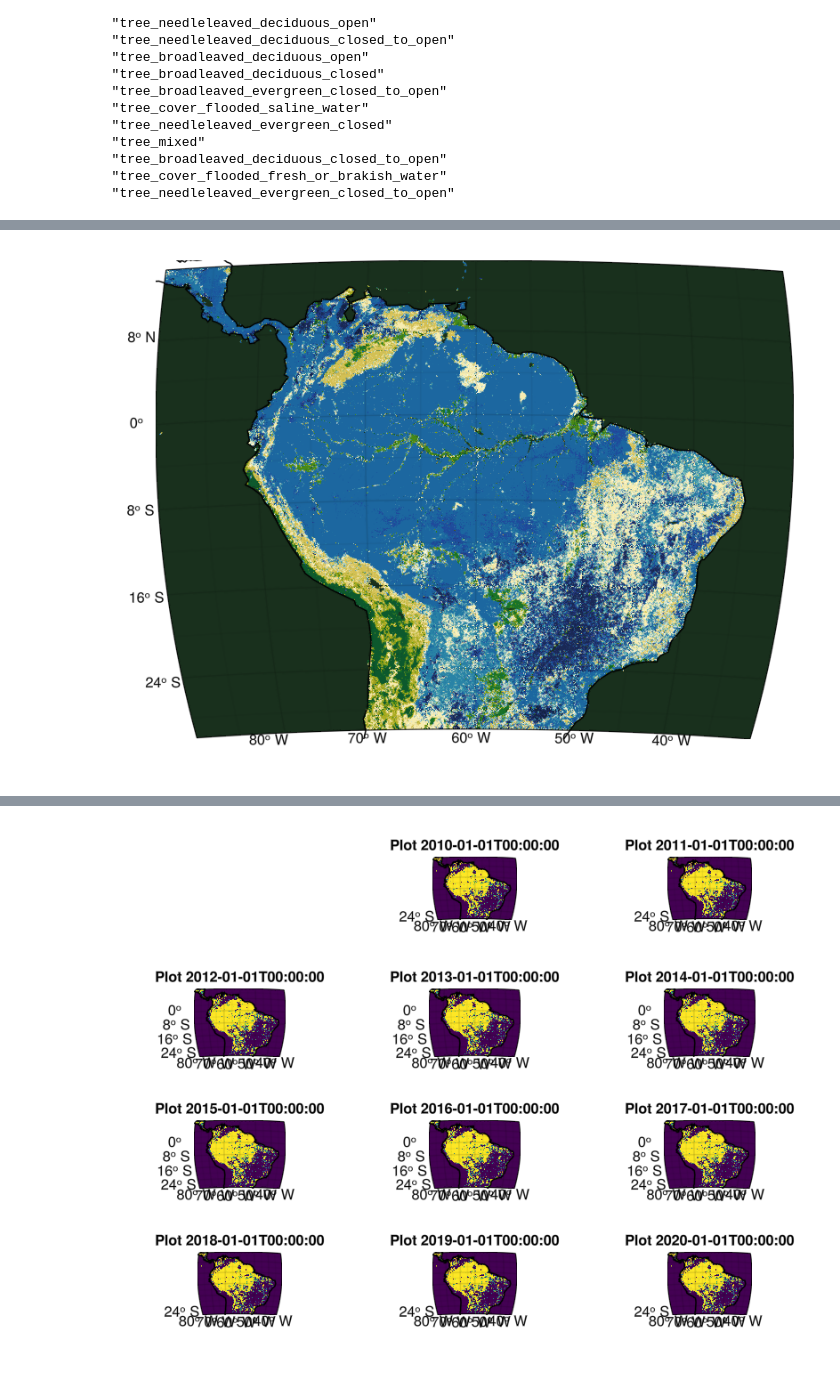
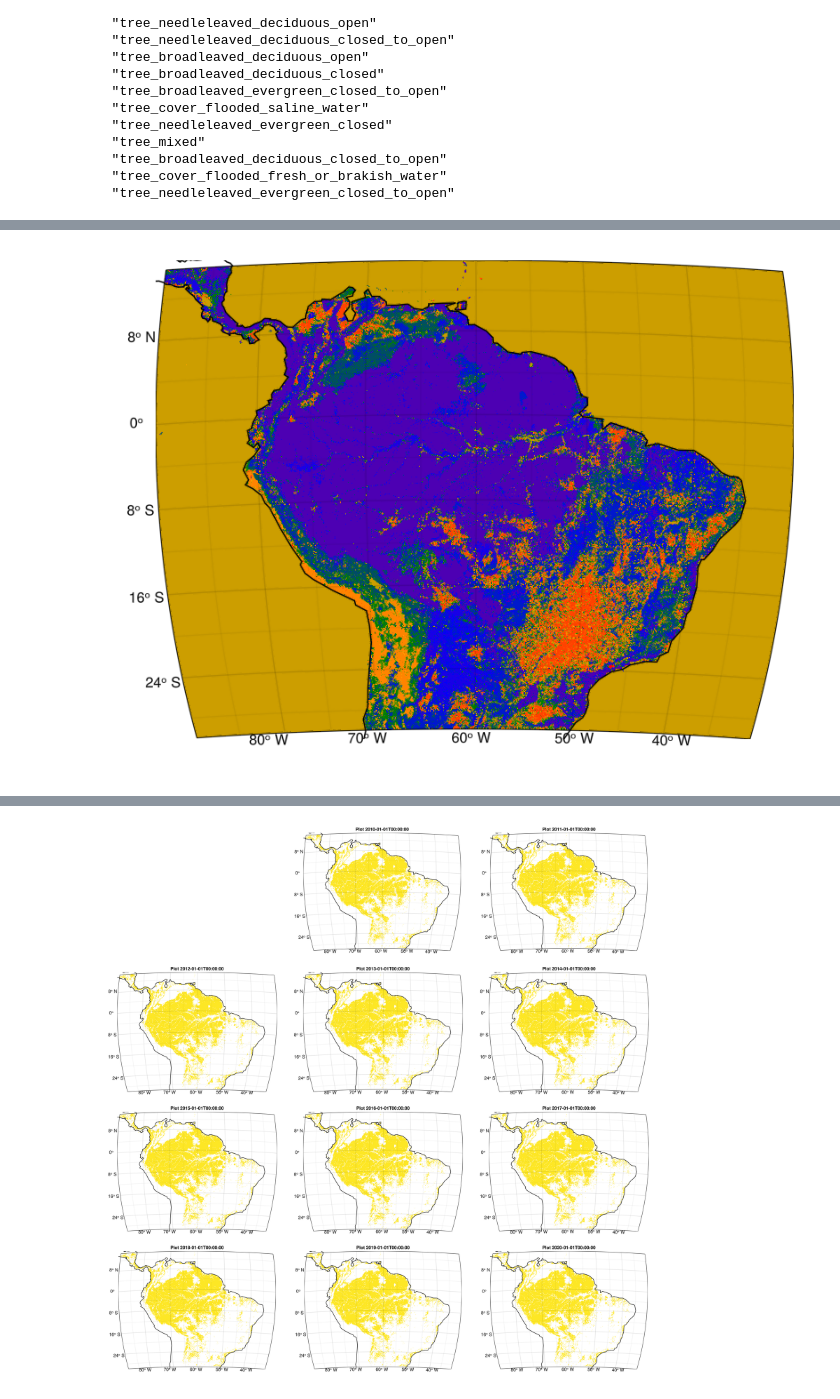
Before and after one commit to Eisenbahnplatte/spatio_temporal_data-rainforest_development, a Jupyter notebook: rainforest_test.ipynb, the cells around one changed output, grey strips where cells are left out. Cells and saved outputs as stored; diff of their text form; code cells hidden in the pictures.

```diff
--- a/rainforest_test.ipynb
+++ b/rainforest_test.ipynb
@@ -80,9 +73,9 @@ local_figure = Rainforestlib.build_figure_by_lcc_classes(filtered_dc, all_forest
 # %%
 using .Rainforestlib
 
-local_figure = Rainforestlib.build_figure_all_classes(filtered_dc; colormap = :delta)
+local_figure = Rainforestlib.build_figure_all_classes(filtered_dc; set_nan = true)
 # %% [output]
-[figure, old version]
+[figure, new version]
 # %%
-Rainforestlib.build_plots_over_time(filtered_dc, all_forest_values; resolution=(2000, 2000))
+Rainforestlib.build_plots_over_time(filtered_dc, all_forest_values; resolution=(2000, 2000), set_nan = true)
 # %% [output]
@@ -106,4 +99,4 @@ Diff to last: 596.0
-[figure, old version]
+[figure, new version]
 # %%
 # build one figure with diffs for each timestep
 
```
Also changed, not shown: parts of 6 cells of this notebook, 3 other files.
